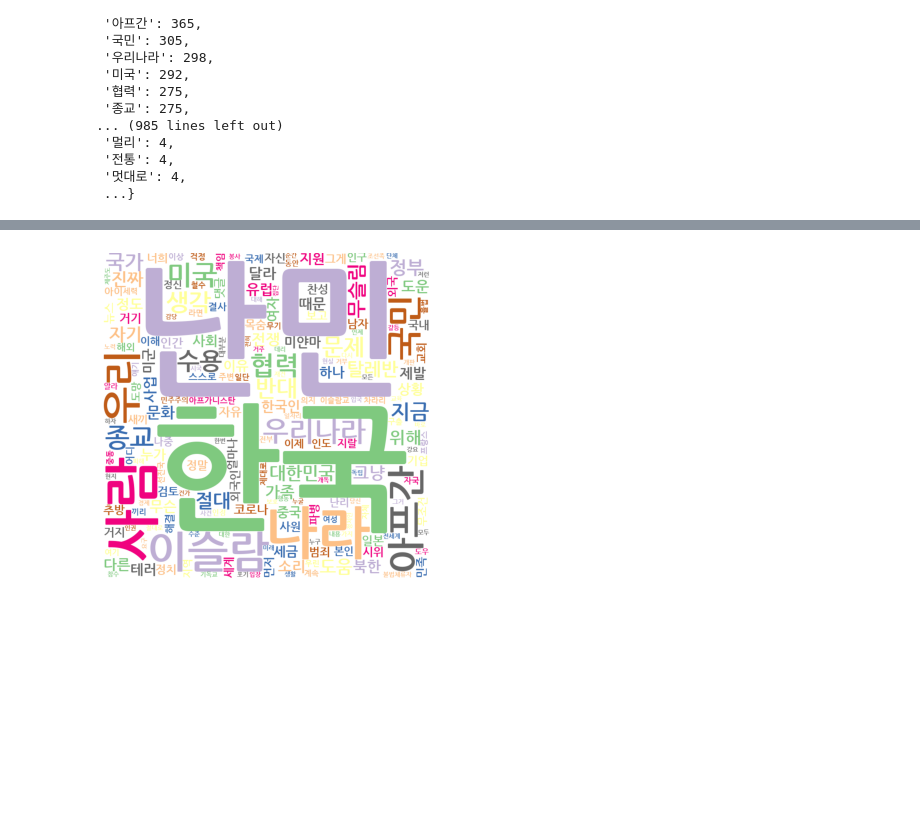
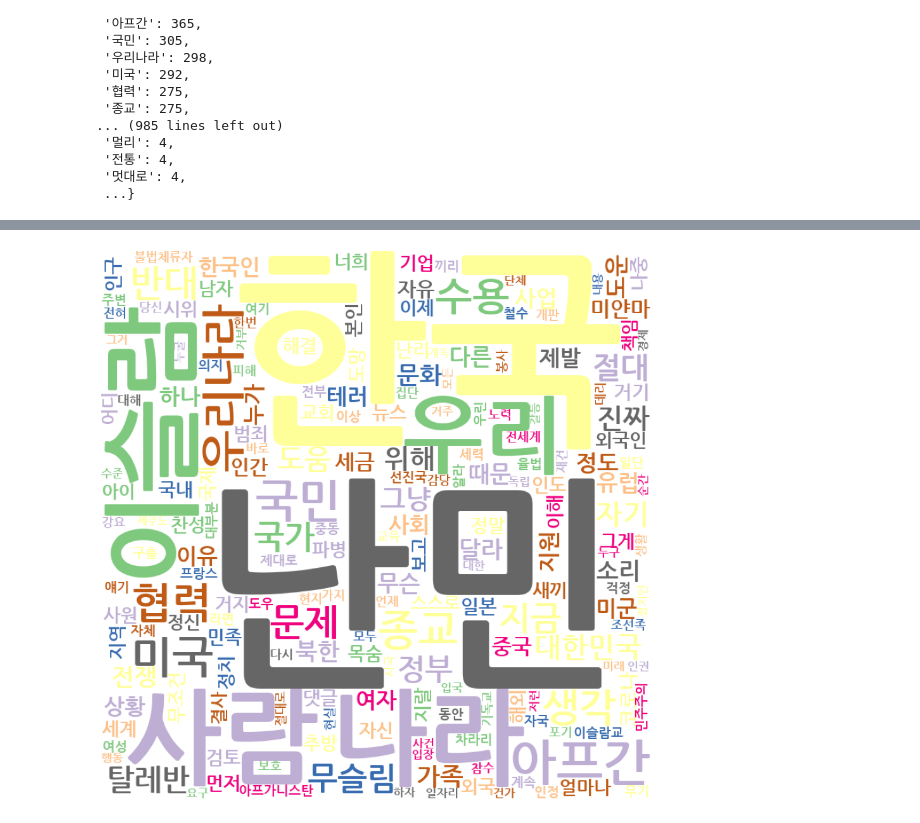
Before and after one commit to 2hongbi/news_analysis, a Jupyter notebook: src/outlier7조_뉴스워드클라우드.ipynb, the cells around one changed output, grey strips where cells are left out. Cells and saved outputs as stored; diff of their text form; code cells hidden in the pictures; blank space fills up the shorter version.

```diff
--- a/src/outlier7조_뉴스워드클라우드.ipynb
+++ b/src/outlier7조_뉴스워드클라우드.ipynb
@@ -286,20 +217,20 @@ NanumMyeongjo = /usr/share/fonts/truetype/nanum/NanumMyeongjoBold.ttf
 # %%
 font_path = '/usr/share/fonts/truetype/nanum/NanumGothicBold.ttf'   # 원하는 폰트 지정
 
 wordcloud = WordCloud(
     max_words=200, #최대 수용 단어 갯수
     background_color='white', #배경색상
     font_path=font_path,
     width = 800, #넓이
     height = 800, #길이
     colormap='Accent_r')
 
 wordcloud.generate_from_frequencies(dict(noun_count))
 
-fig = plt.figure(figsize=(6,6))
+fig =  plt.figure(figsize=(25,16))
 plt.imshow(wordcloud)
 plt.axis("off")
 plt.show()
 fig.savefig('/content/drive/MyDrive/Colab Notebooks/word_cloud.jpg')
 # %% [output]
-[figure, old version]
+[figure, new version]
```
Also changed, not shown: parts of 8 cells of this notebook, 1 other file.
